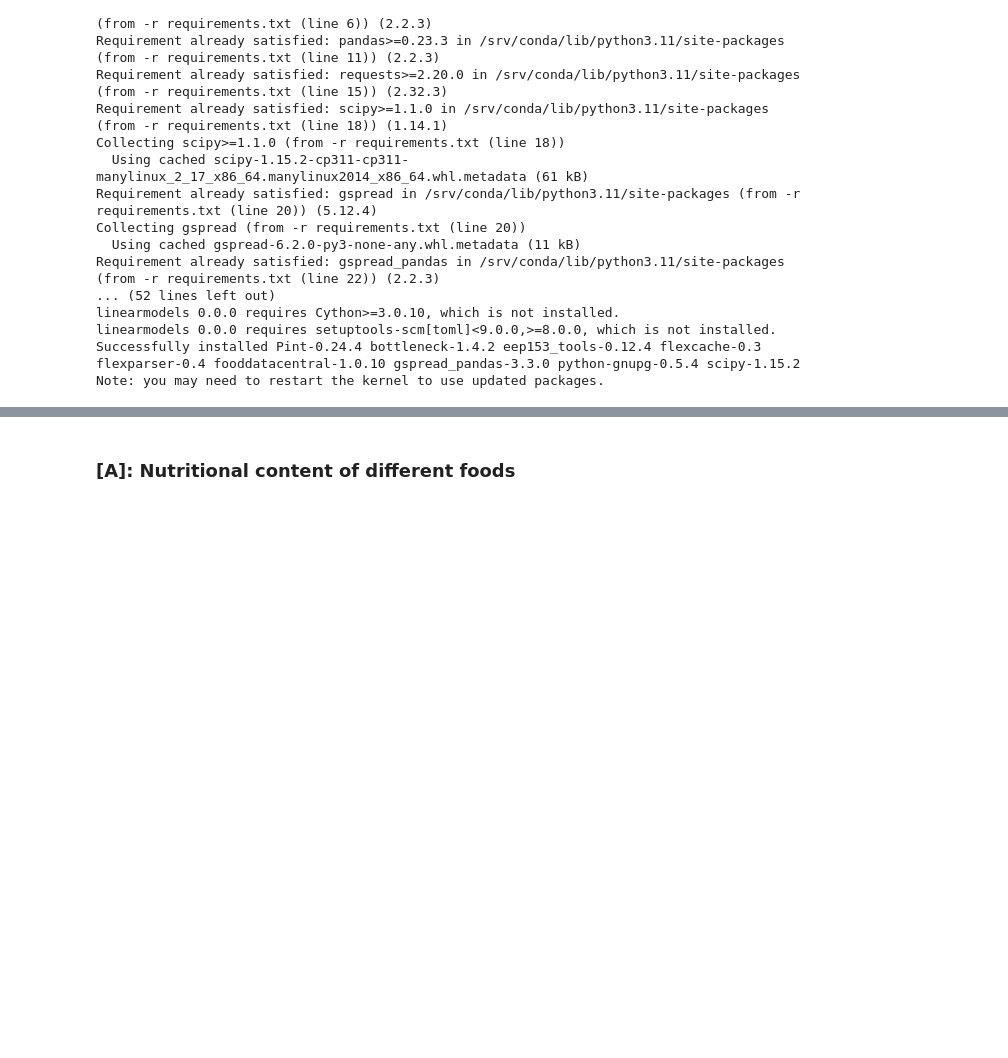
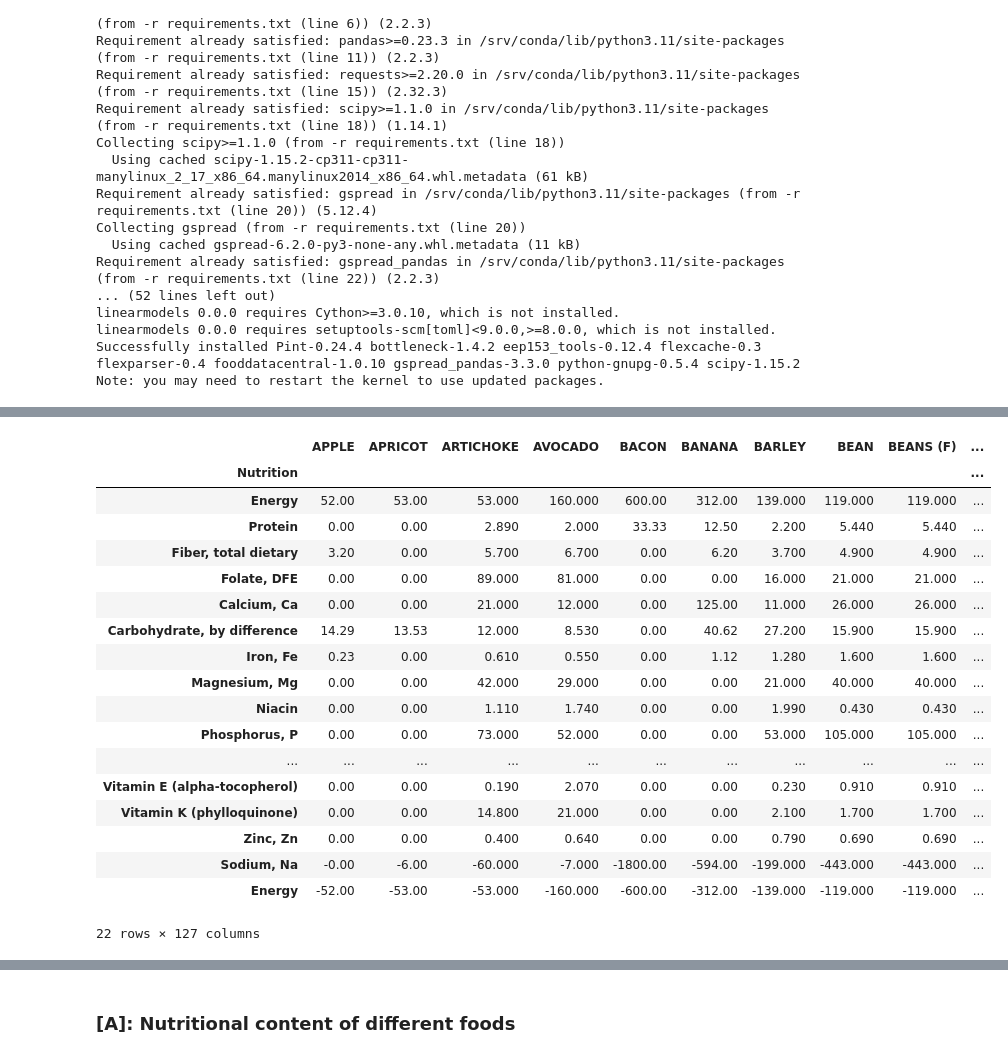
Before and after one commit to reilyfairchild/EEP-153-Proj-02, a Jupyter notebook: Project_2_Code.ipynb, the cells around one changed output, grey strips where cells are left out. Cells and saved outputs as stored; diff of their text form; code cells hidden in the pictures; blank space fills up the shorter version.

```diff
--- a/Project_2_Code.ipynb
+++ b/Project_2_Code.ipynb
@@ -152,0 +156,3 @@ df[df['animal product'] == 'plant-based'].head(100)
+# %%
+for food in df.index:
+    print(food)
@@ -186,0 +261,12 @@ bmin
+# %%
+#prices
+df.dropna(how='any') # Drop food with any missing data
+
+Prices = df.groupby('Food')['Average Price per kg (USD)'].min()
+p = Prices.apply(lambda x:x).dropna()
+
+# Compile list that we have both prices and nutritional info for; drop if either missing
+use = p.index.intersection(D.columns)
+p = p[use]
+
+p
@@ -186,0 +286,34 @@ bmin
+# %%
+# Drop nutritional information for foods we don't know the price of,
+# and replace missing nutrients with zeros.
+Aall = D[p.index].fillna(0)
+
+# Drop rows of A that we don't have constraints for.
+Amin = Aall.loc[bmin.index]
+
+Amax = Aall.loc[bmax.index]
+
+# Maximum requirements involve multiplying constraint by -1 to make <=.
+A = pd.concat([Amin,-Amax])
+
+A
+# %% [output]
+|  | APPLE | APRICOT | ARTICHOKE | AVOCADO | BACON | BANANA | BARLEY | BEAN | BEANS (F) | ... |
+| Nutrition |  |  |  |  |  |  |  |  |  | ... |
+| Energy | 52.00 | 53.00 | 53.000 | 160.000 | 600.00 | 312.00 | 139.000 | 119.000 | 119.000 | ... |
+| Protein | 0.00 | 0.00 | 2.890 | 2.000 | 33.33 | 12.50 | 2.200 | 5.440 | 5.440 | ... |
+| Fiber, total dietary | 3.20 | 0.00 | 5.700 | 6.700 | 0.00 | 6.20 | 3.700 | 4.900 | 4.900 | ... |
+| Folate, DFE | 0.00 | 0.00 | 89.000 | 81.000 | 0.00 | 0.00 | 16.000 | 21.000 | 21.000 | ... |
+| Calcium, Ca | 0.00 | 0.00 | 21.000 | 12.000 | 0.00 | 125.00 | 11.000 | 26.000 | 26.000 | ... |
+| Carbohydrate, by difference | 14.29 | 13.53 | 12.000 | 8.530 | 0.00 | 40.62 | 27.200 | 15.900 | 15.900 | ... |
+| Iron, Fe | 0.23 | 0.00 | 0.610 | 0.550 | 0.00 | 1.12 | 1.280 | 1.600 | 1.600 | ... |
+| Magnesium, Mg | 0.00 | 0.00 | 42.000 | 29.000 | 0.00 | 0.00 | 21.000 | 40.000 | 40.000 | ... |
+| Niacin | 0.00 | 0.00 | 1.110 | 1.740 | 0.00 | 0.00 | 1.990 | 0.430 | 0.430 | ... |
+| Phosphorus, P | 0.00 | 0.00 | 73.000 | 52.000 | 0.00 | 0.00 | 53.000 | 105.000 | 105.000 | ... |
+| ... | ... | ... | ... | ... | ... | ... | ... | ... | ... | ... |
+| Vitamin E (alpha-tocopherol) | 0.00 | 0.00 | 0.190 | 2.070 | 0.00 | 0.00 | 0.230 | 0.910 | 0.910 | ... |
+| Vitamin K (phylloquinone) | 0.00 | 0.00 | 14.800 | 21.000 | 0.00 | 0.00 | 2.100 | 1.700 | 1.700 | ... |
+| Zinc, Zn | 0.00 | 0.00 | 0.400 | 0.640 | 0.00 | 0.00 | 0.790 | 0.690 | 0.690 | ... |
+| Sodium, Na | -0.00 | -6.00 | -60.000 | -7.000 | -1800.00 | -594.00 | -199.000 | -443.000 | -443.000 | ... |
+| Energy | -52.00 | -53.00 | -53.000 | -160.000 | -600.00 | -312.00 | -139.000 | -119.000 | -119.000 | ... |
+22 rows × 127 columns
```
Also changed, not shown: parts of 13 cells of this notebook, 1 other file.
